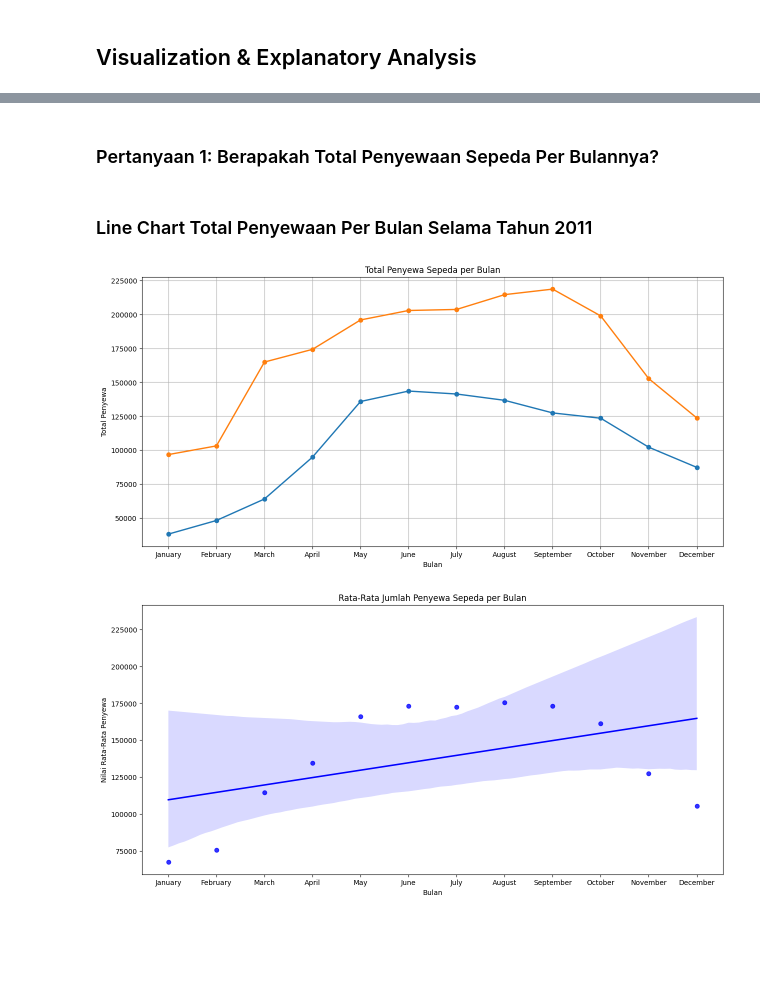
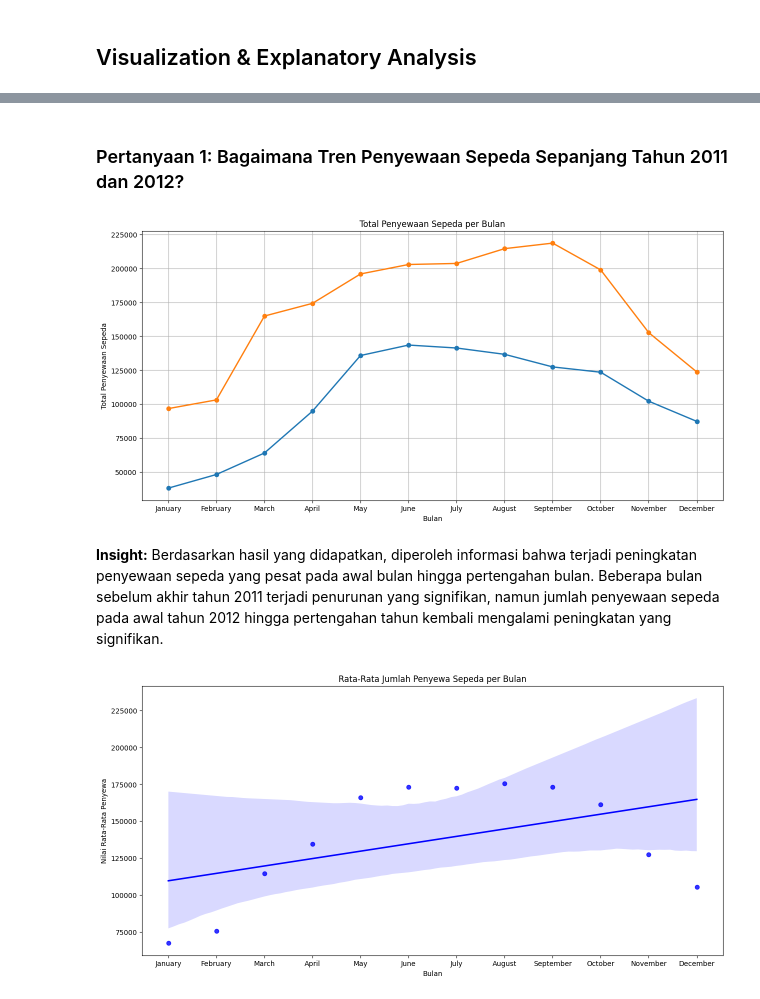
Before and after one commit to wahyunirosyidah/submission, a Jupyter notebook: notebook.ipynb, the cells around one changed output, grey strips where cells are left out. Cells and saved outputs as stored; diff of their text form; code cells hidden in the pictures; blank space fills up the shorter version.

```diff
--- a/notebook.ipynb
+++ b/notebook.ipynb
@@ -523,26 +502,27 @@ plt.show()
 # %% [markdown]
-### Pertanyaan 1: Berapakah Total Penyewaan Sepeda Per Bulannya?
+### Pertanyaan 1: Bagaimana Tren Penyewaan Sepeda Sepanjang Tahun 2011 dan 2012?
-# %% [markdown]
-### Line Chart Total Penyewaan Per Bulan Selama Tahun 2011
 # %%
 plt.figure(figsize=(15,7))
 for year in monthly_rentals['year'].unique():
     monthly_rentals_data = monthly_rentals[monthly_rentals['year'] == year]
     plt.plot(monthly_rentals_data['month'],
              monthly_rentals_data['cnt'],
              label=f'Tahun {year}',
              marker='o',
              linewidth=2
             )
 
 plt.xticks(range(1, 13), labels=list(calendar.month_name[1:]))
-plt.title('Total Penyewa Sepeda per Bulan')
+plt.title('Total Penyewaan Sepeda per Bulan')
 plt.xlabel('Bulan')
-plt.ylabel('Total Penyewa')
+plt.ylabel('Total Penyewaan Sepeda')
 plt.grid(True)
 plt.show()
 # %% [output]
-[figure, old version]
+[figure, new version]
+# %% [markdown]
+**Insight:**
+Berdasarkan hasil yang didapatkan, diperoleh informasi bahwa terjadi peningkatan penyewaan sepeda yang pesat pada awal bulan hingga pertengahan bulan. Beberapa bulan sebelum akhir tahun 2011 terjadi penurunan yang signifikan, namun jumlah penyewaan sepeda pada awal tahun 2012 hingga pertengahan tahun kembali mengalami peningkatan yang signifikan.
 # %%
 monthly_avg_rentals = monthly_rentals.groupby('month')['cnt'].mean().reset_index()
 monthly_avg_rentals['month_num'] = range(1, 13)
```
Also changed, not shown: parts of 5 cells of this notebook, 1 other file.
